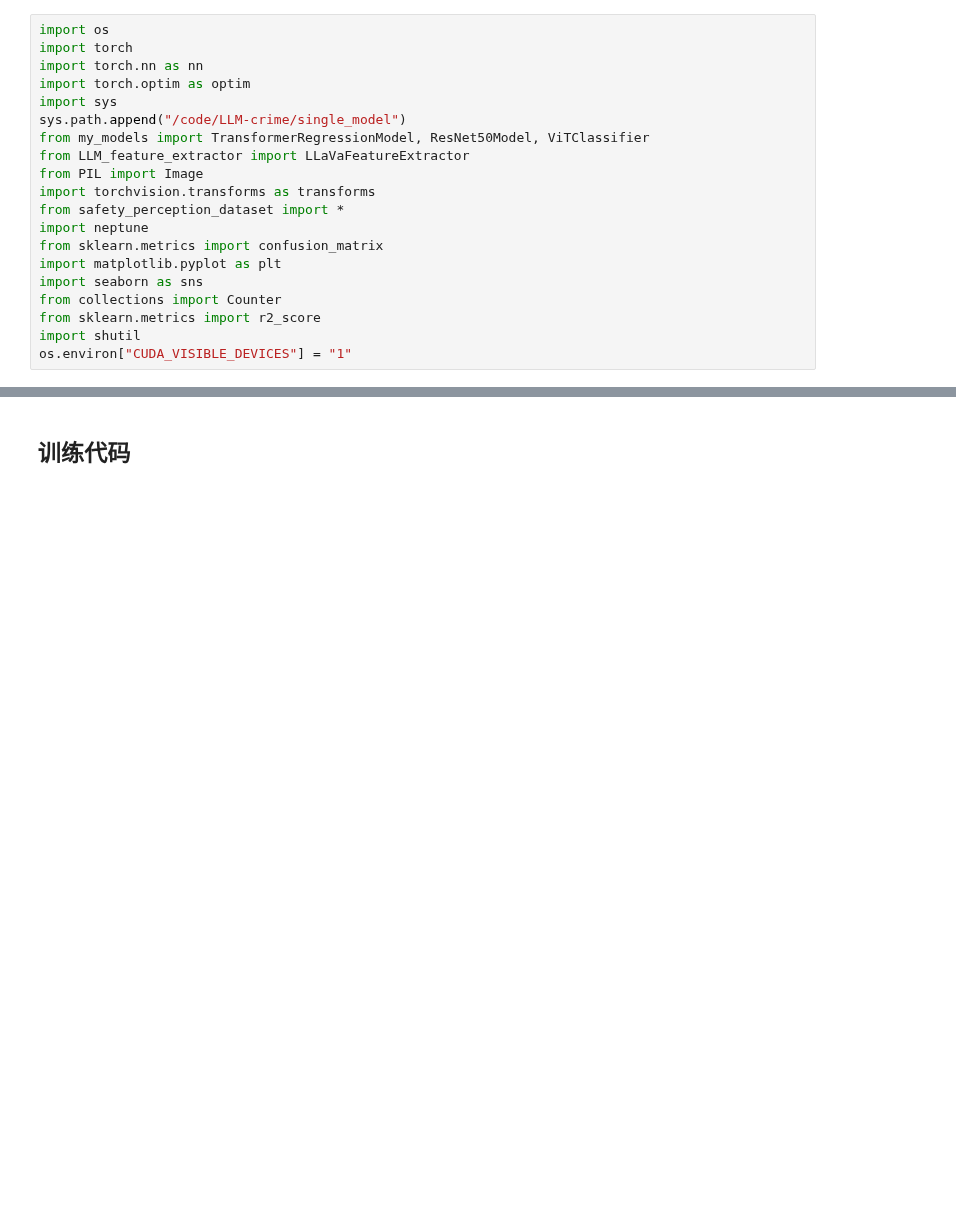
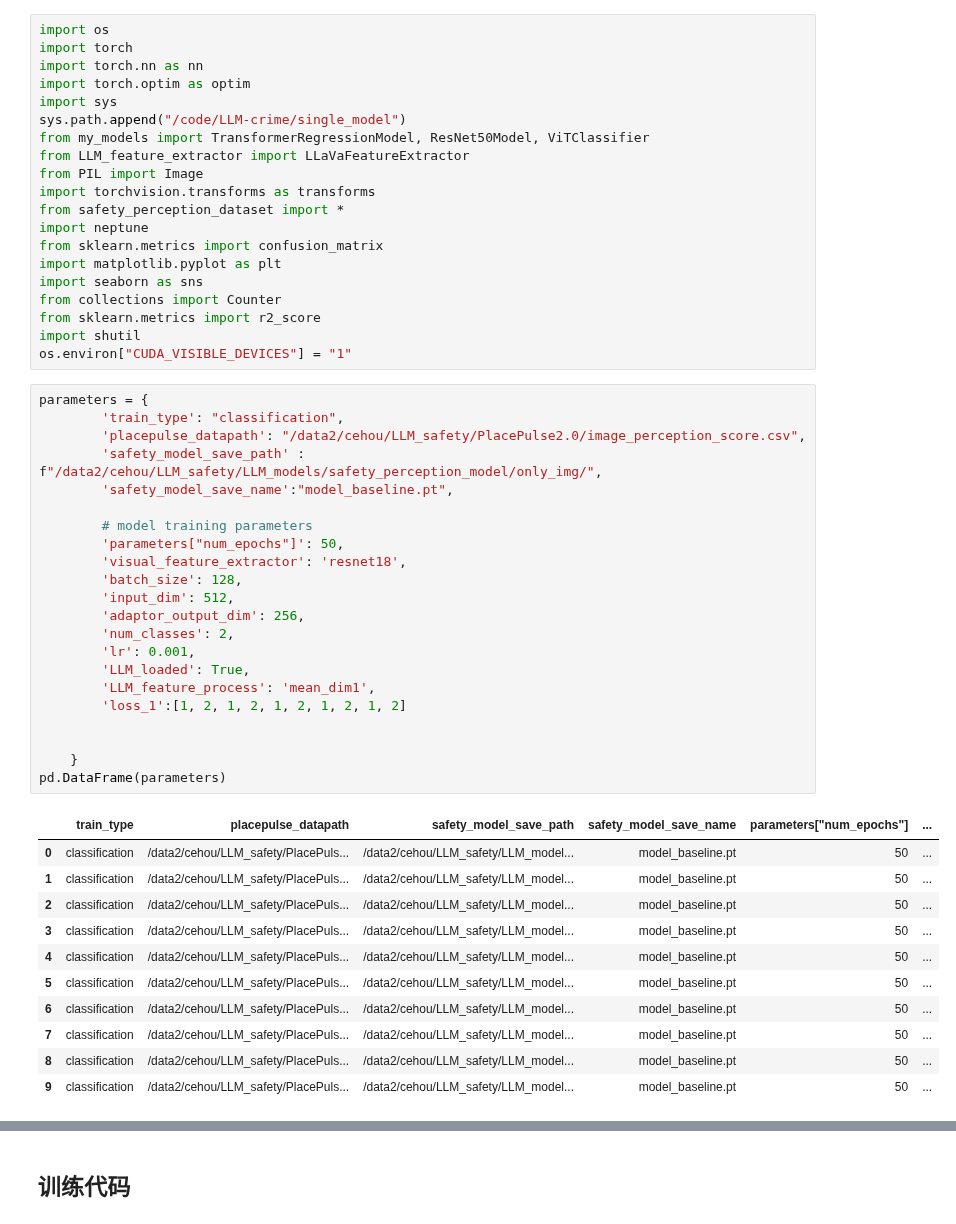
Before and after one commit to CeHouGIS/Safety_Perception_HK, a Jupyter notebook: safety_perception_model/single_model/safety_train.ipynb, the cells around one changed output, grey strips where cells are left out. Drawn from its saved outputs; the diff is of its cells as text; blank space fills up the shorter version.

```diff
--- a/safety_perception_model/single_model/safety_train.ipynb
+++ b/safety_perception_model/single_model/safety_train.ipynb
@@ -18,6 +18,40 @@ from collections import Counter
 from sklearn.metrics import r2_score
 import shutil
 os.environ["CUDA_VISIBLE_DEVICES"] = "1"
+# %%
+parameters = {
+        'train_type': "classification",
+        'placepulse_datapath': "/data2/cehou/LLM_safety/PlacePulse2.0/image_perception_score.csv",
+        'safety_model_save_path' : f"/data2/cehou/LLM_safety/LLM_models/safety_perception_model/only_img/",
+        'safety_model_save_name':"model_baseline.pt",
+
+        # model training parameters
+        'parameters["num_epochs"]': 50,
+        'visual_feature_extractor': 'resnet18',
+        'batch_size': 128,
+        'input_dim': 512,
+        'adaptor_output_dim': 256,
+        'num_classes': 2,
+        'lr': 0.001,
+        'LLM_loaded': True,
+        'LLM_feature_process': 'mean_dim1',
+        'loss_1':[1, 2, 1, 2, 1, 2, 1, 2, 1, 2]
+
+
+    }
+pd.DataFrame(parameters)
+# %% [output]
+|  | train_type | placepulse_datapath | safety_model_save_path | safety_model_save_name | parameters["num_epochs"] | ... |
+| 0 | classification | /data2/cehou/LLM_safety/PlacePuls... | /data2/cehou/LLM_safety/LLM_model... | model_baseline.pt | 50 | ... |
+| 1 | classification | /data2/cehou/LLM_safety/PlacePuls... | /data2/cehou/LLM_safety/LLM_model... | model_baseline.pt | 50 | ... |
+| 2 | classification | /data2/cehou/LLM_safety/PlacePuls... | /data2/cehou/LLM_safety/LLM_model... | model_baseline.pt | 50 | ... |
+| 3 | classification | /data2/cehou/LLM_safety/PlacePuls... | /data2/cehou/LLM_safety/LLM_model... | model_baseline.pt | 50 | ... |
+| 4 | classification | /data2/cehou/LLM_safety/PlacePuls... | /data2/cehou/LLM_safety/LLM_model... | model_baseline.pt | 50 | ... |
+| 5 | classification | /data2/cehou/LLM_safety/PlacePuls... | /data2/cehou/LLM_safety/LLM_model... | model_baseline.pt | 50 | ... |
+| 6 | classification | /data2/cehou/LLM_safety/PlacePuls... | /data2/cehou/LLM_safety/LLM_model... | model_baseline.pt | 50 | ... |
+| 7 | classification | /data2/cehou/LLM_safety/PlacePuls... | /data2/cehou/LLM_safety/LLM_model... | model_baseline.pt | 50 | ... |
+| 8 | classification | /data2/cehou/LLM_safety/PlacePuls... | /data2/cehou/LLM_safety/LLM_model... | model_baseline.pt | 50 | ... |
+| 9 | classification | /data2/cehou/LLM_safety/PlacePuls... | /data2/cehou/LLM_safety/LLM_model... | model_baseline.pt | 50 | ... |
 # %%
 cfg_paras = {
     'debug':False,
```
Also changed, not shown: parts of 4 cells of this notebook, 2 other files.
